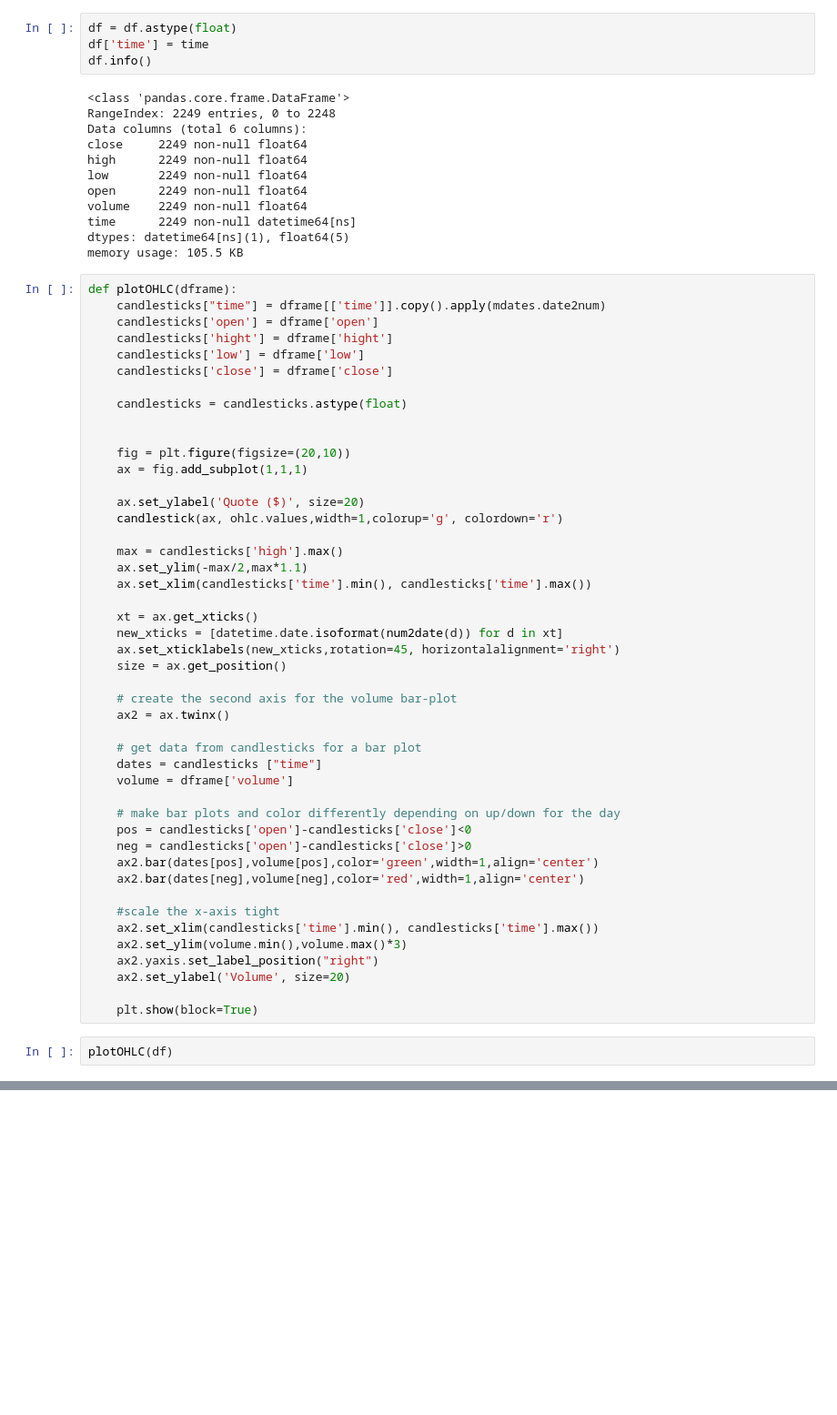
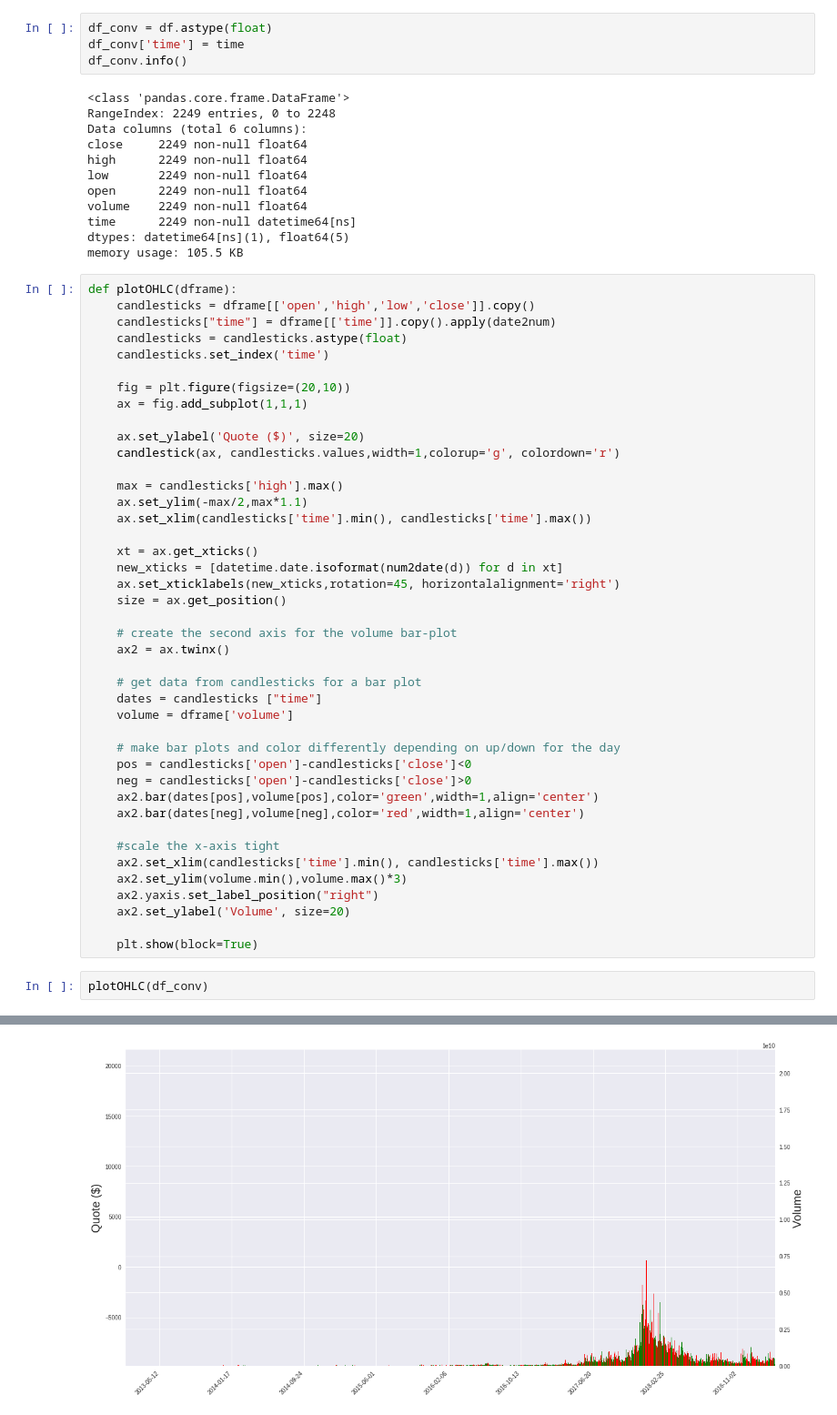
Before and after one commit to hpiyankov/FinInstrumentTimeSeries, a Jupyter notebook: CryptoAnalyze.ipynb, the cells around one changed output, grey strips where cells are left out. Shown at 91% size. Saved outputs shown, nothing was run; the diff lists cells and outputs as text; blank space fills up the shorter version.

```diff
--- a/CryptoAnalyze.ipynb
+++ b/CryptoAnalyze.ipynb
@@ -60,7 +115,7 @@ import datetime
 # %%
-df = df.astype(float)
-df['time'] = time
-df.info()
+df_conv = df.astype(float)
+df_conv['time'] = time
+df_conv.info()
 # %% [output]
 <class 'pandas.core.frame.DataFrame'>
 RangeIndex: 2249 entries, 0 to 2248
@@ -75,20 +130,16 @@ dtypes: datetime64[ns](1), float64(5)
 memory usage: 105.5 KB
 # %%
 def plotOHLC(dframe):
-    candlesticks["time"] = dframe[['time']].copy().apply(mdates.date2num)
-    candlesticks['open'] = dframe['open']
-    candlesticks['hight'] = dframe['hight']
-    candlesticks['low'] = dframe['low']
-    candlesticks['close'] = dframe['close']
-
+    candlesticks = dframe[['open','high','low','close']].copy()
+    candlesticks["time"] = dframe[['time']].copy().apply(date2num)
     candlesticks = candlesticks.astype(float)
-
+    candlesticks.set_index('time')
 
     fig = plt.figure(figsize=(20,10))
     ax = fig.add_subplot(1,1,1)
 
     ax.set_ylabel('Quote ($)', size=20)
-    candlestick(ax, ohlc.values,width=1,colorup='g', colordown='r')
+    candlestick(ax, candlesticks.values,width=1,colorup='g', colordown='r')
 
     max = candlesticks['high'].max()
     ax.set_ylim(-max/2,max*1.1)
@@ -120,5 +171,5 @@ def plotOHLC(dframe):
 
     plt.show(block=True)
 # %%
-plotOHLC(df)
+plotOHLC(df_conv)
 # %% [output]
@@ -126 +176,2 @@ NameError: ignored
+[figure, added]
 # %%
```
Also changed, not shown: parts of 15 cells of this notebook.
